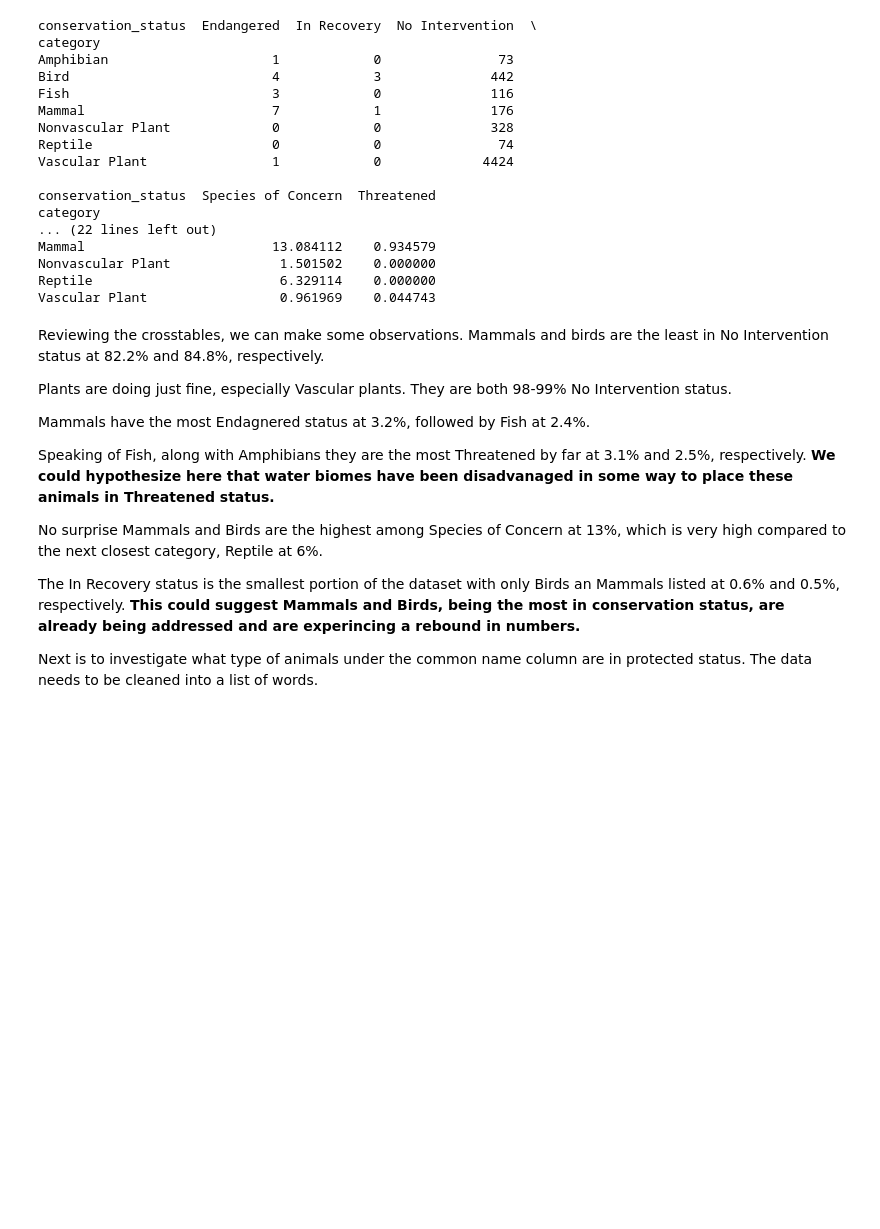
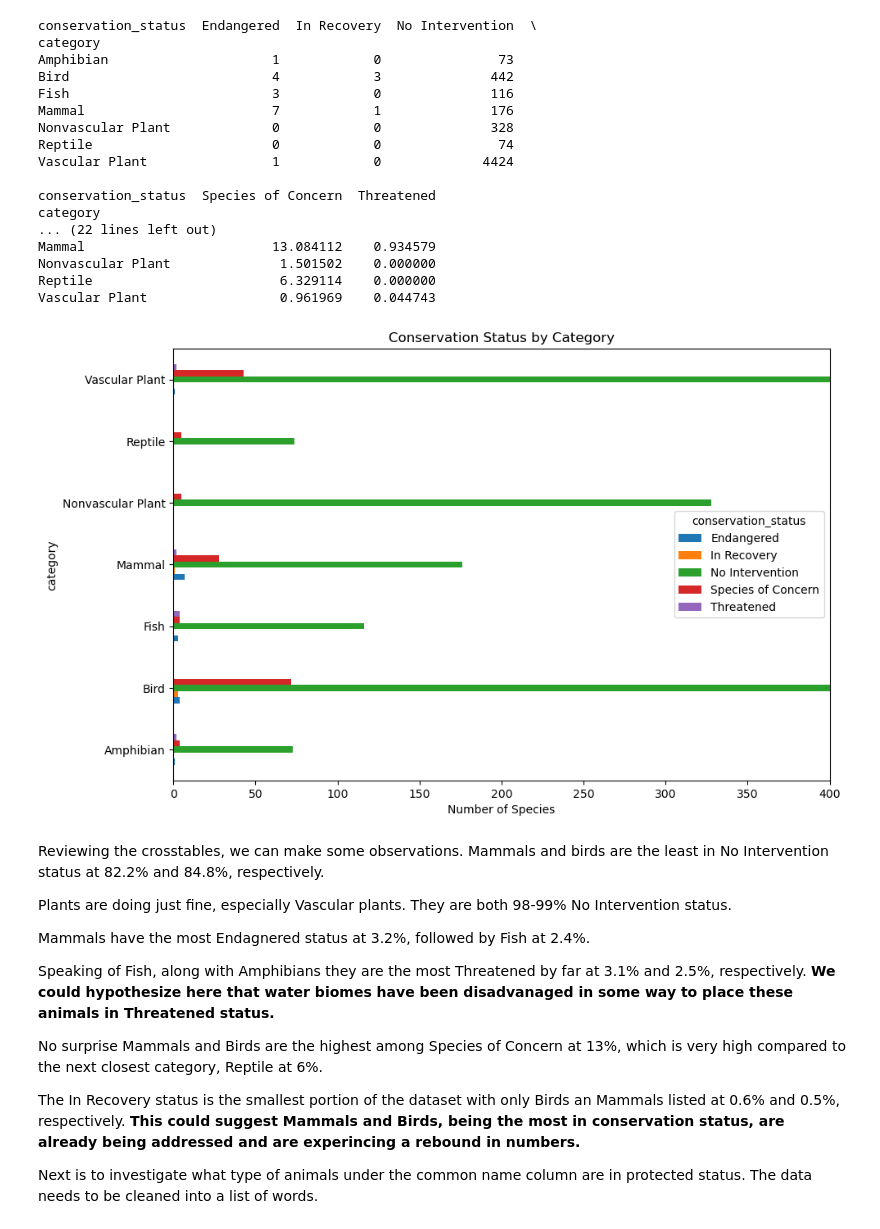
Before and after one commit to jacobledger/biodiversity_starter, a Jupyter notebook: biodiversity.ipynb, the cells around one changed output. Saved outputs shown, nothing was run; the diff lists cells and outputs as text; code cells hidden in the pictures; blank space fills up the shorter version.

Commit message:
adding new graph

```diff
--- a/biodiversity.ipynb
+++ b/biodiversity.ipynb
@@ -239,6 +239,18 @@ Mammal                        13.084112    0.934579
 Nonvascular Plant              1.501502    0.000000
 Reptile                        6.329114    0.000000
 Vascular Plant                 0.961969    0.044743
+# %%
+# Next the data will be put in a horizontal bar chart
+cross = sp_df.groupby('category')['conservation_status'].value_counts()
+cross.unstack(fill_value=0).plot.barh(figsize=(10,6))
+plt.xlabel('Number of Species')
+# Vascular Plant and Birds force the graph to be zoomed in with plt.xlim
+plt.xlim(0, 400)
+plt.tight_layout()
+plt.title('Conservation Status by Category')
+plt.show()
+# %% [output]
+[figure, added]
 # %% [markdown]
 Reviewing the crosstables, we can make some observations. Mammals and birds are the least in No Intervention status at 82.2% and 84.8%, respectively.
 
```
